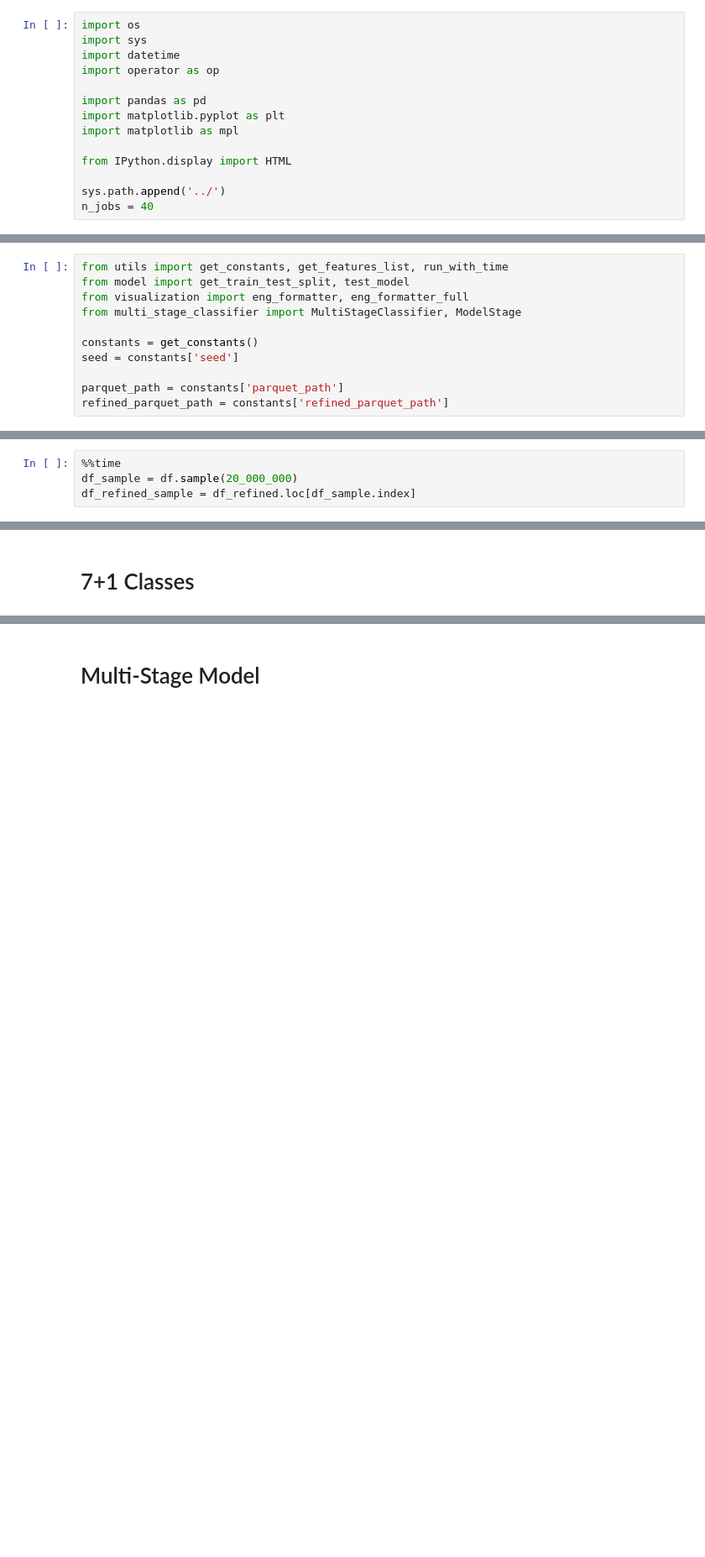
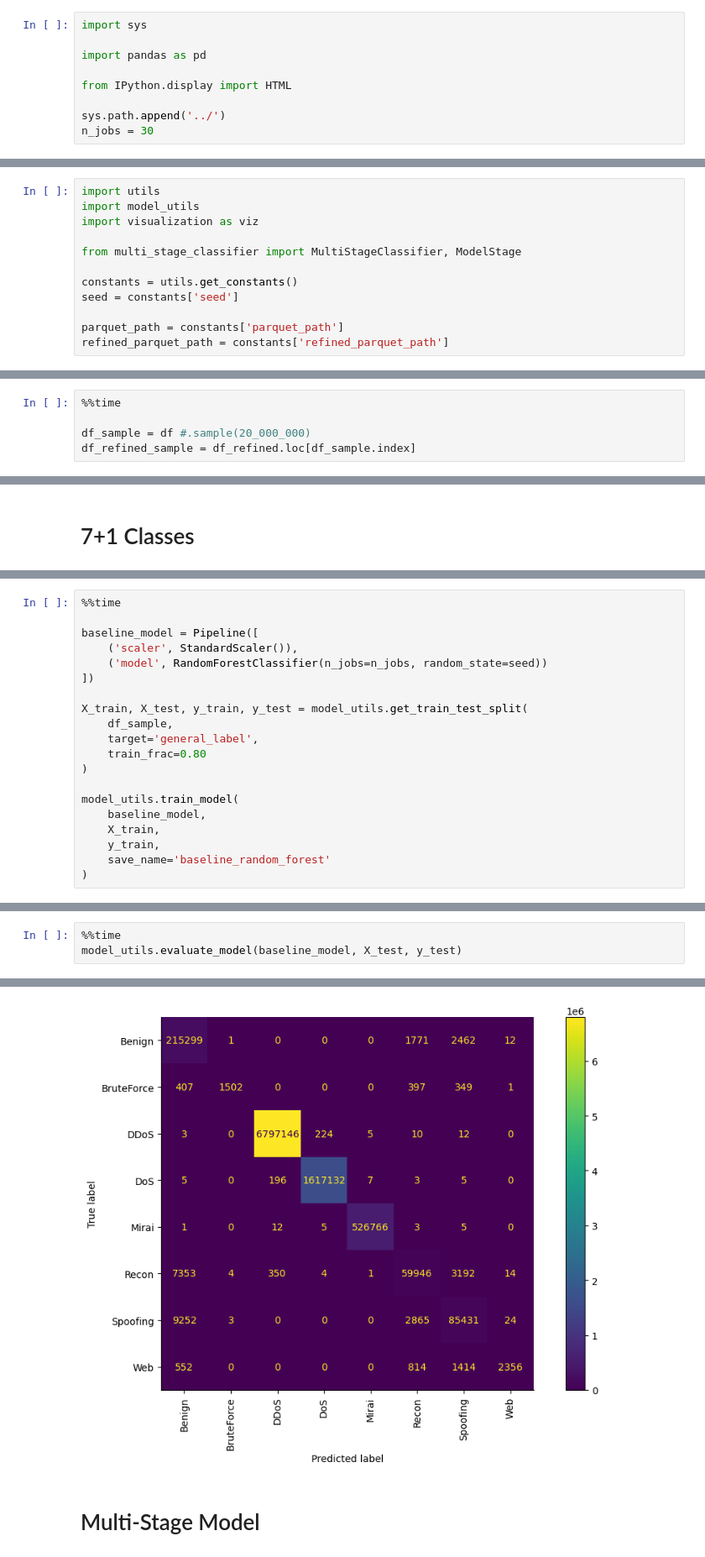
Before and after one commit to inaciobr/Multi-Stage-IoT-Intrusion-Detection, a Jupyter notebook: notebooks/4 - Results.ipynb, the cells around one changed output, grey strips where cells are left out. Shown at 84% size. Cells and saved outputs as stored; diff of their text form; blank space fills up the shorter version.

```diff
--- a/notebooks/4 - Results.ipynb
+++ b/notebooks/4 - Results.ipynb
@@ -5,19 +5,14 @@
 # %% [markdown]
 # Imports
 # %%
-import os
 import sys
-import datetime
-import operator as op
 
 import pandas as pd
-import matplotlib.pyplot as plt
-import matplotlib as mpl
 
 from IPython.display import HTML
 
 sys.path.append('../')
-n_jobs = 40
+n_jobs = 30
 # %%
 from sklearn.preprocessing import StandardScaler
 from sklearn.pipeline import Pipeline
@@ -31,10 +23,11 @@ from lightgbm import LGBMClassifier
 # %%
-from utils import get_constants, get_features_list, run_with_time
-from model import get_train_test_split, test_model
-from visualization import eng_formatter, eng_formatter_full
+import utils
+import model_utils
+import visualization as viz
+
 from multi_stage_classifier import MultiStageClassifier, ModelStage
 
-constants = get_constants()
+constants = utils.get_constants()
 seed = constants['seed']
 
 parquet_path = constants['parquet_path']
@@ -54,5 +48,6 @@ Wall time: 5.06 s
 # %%
 %%time
-df_sample = df.sample(20_000_000)
+
+df_sample = df #.sample(20_000_000)
 df_refined_sample = df_refined.loc[df_sample.index]
 # %% [output]
@@ -102,0 +105,20 @@ Pipeline(steps=[('model', RandomForestClassifier(n_jobs=40))])
+# %%
+%%time
+
+baseline_model = Pipeline([
+    ('scaler', StandardScaler()),
+    ('model', RandomForestClassifier(n_jobs=n_jobs, random_state=seed))
+])
+
+X_train, X_test, y_train, y_test = model_utils.get_train_test_split(
+    df_sample,
+    target='general_label',
+    train_frac=0.80
+)
+
+model_utils.train_model(
+    baseline_model,
+    X_train,
+    y_train,
+    save_name='baseline_random_forest'
+)
@@ -102,0 +131,4 @@ Pipeline(steps=[('model', RandomForestClassifier(n_jobs=40))])
+# %%
+%%time
+model_utils.evaluate_model(baseline_model, X_test, y_test)
+# %% [output]
@@ -103,2 +153,3 @@ Pipeline(steps=[('model', RandomForestClassifier(n_jobs=40))])
+[figure, added]
 # %% [markdown]
 # Multi-Stage Model
```
Also changed, not shown: parts of 15 cells of this notebook, 7 other files.
